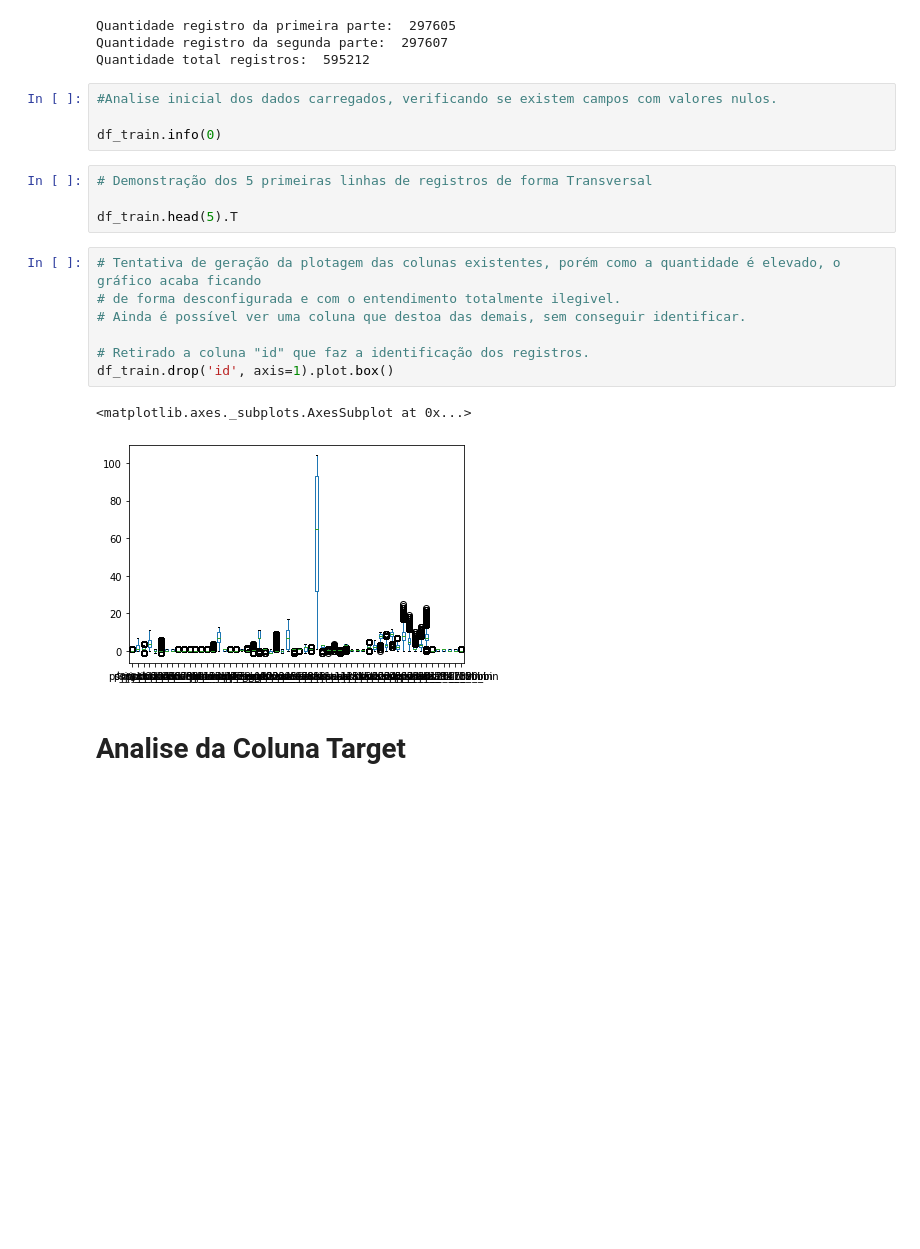
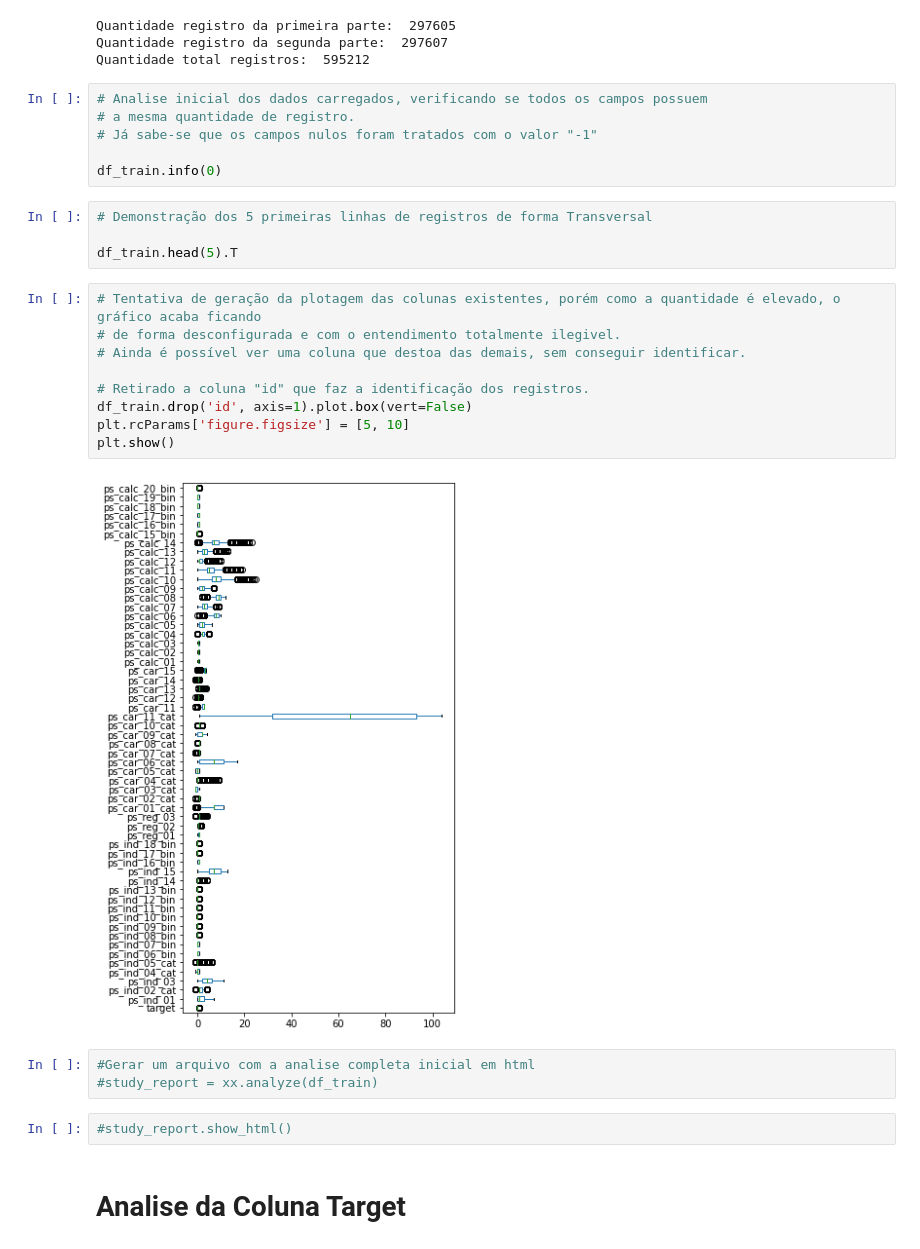
Before and after one commit to melcduarte/projeto_MDD, a Jupyter notebook: 99 - RASCUNHO/Z_Proj_PortoSeguro.ipynb, the cells around one changed output. Saved outputs shown, nothing was run; the diff lists cells and outputs as text; blank space fills up the shorter version.

```diff
--- a/99 - RASCUNHO/Z_Proj_PortoSeguro.ipynb
+++ b/99 - RASCUNHO/Z_Proj_PortoSeguro.ipynb
@@ -38,7 +41,9 @@ Quantidade registro da primeira parte:  297605
 Quantidade registro da segunda parte:  297607
 Quantidade total registros:  595212
 # %%
-#Analise inicial dos dados carregados, verificando se existem campos com valores nulos.
+# Analise inicial dos dados carregados, verificando se todos os campos possuem
+# a mesma quantidade de registro.
+# Já sabe-se que os campos nulos foram tratados com o valor "-1"
 
 df_train.info(0)
 # %%
@@ -48,13 +53,19 @@ df_train.head(5).T
 # %%
 # Tentativa de geração da plotagem das colunas existentes, porém como a quantidade é elevado, o gráfico acaba ficando
 # de forma desconfigurada e com o entendimento totalmente ilegivel.
 # Ainda é possível ver uma coluna que destoa das demais, sem conseguir identificar.
 
 # Retirado a coluna "id" que faz a identificação dos registros.
-df_train.drop('id', axis=1).plot.box()
+df_train.drop('id', axis=1).plot.box(vert=False)
+plt.rcParams['figure.figsize'] = [5, 10]
+plt.show()
 # %% [output]
-<matplotlib.axes._subplots.AxesSubplot at 0x...>
-[figure, old version]
+[figure, new version]
+# %%
+#Gerar um arquivo com a analise completa inicial em html
+#study_report = xx.analyze(df_train)
+# %%
+#study_report.show_html()
 # %% [markdown]
 # Analise da Coluna Target
 # %%
```
Also changed, not shown: parts of 45 cells of this notebook.
